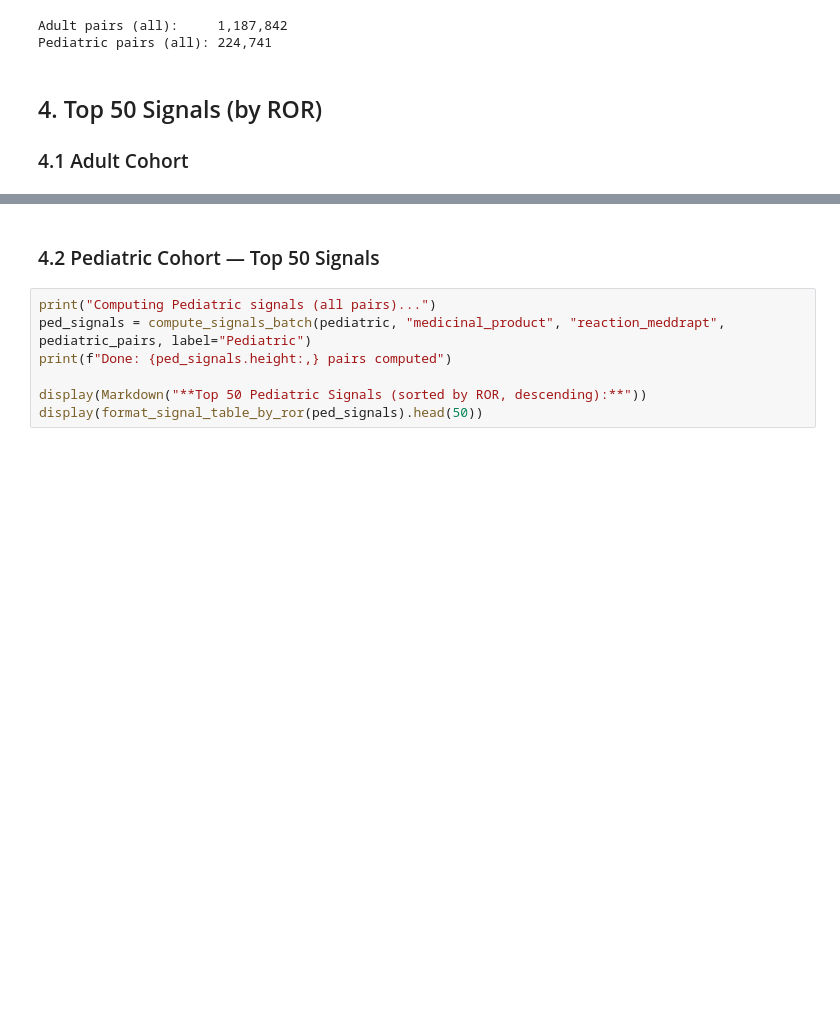
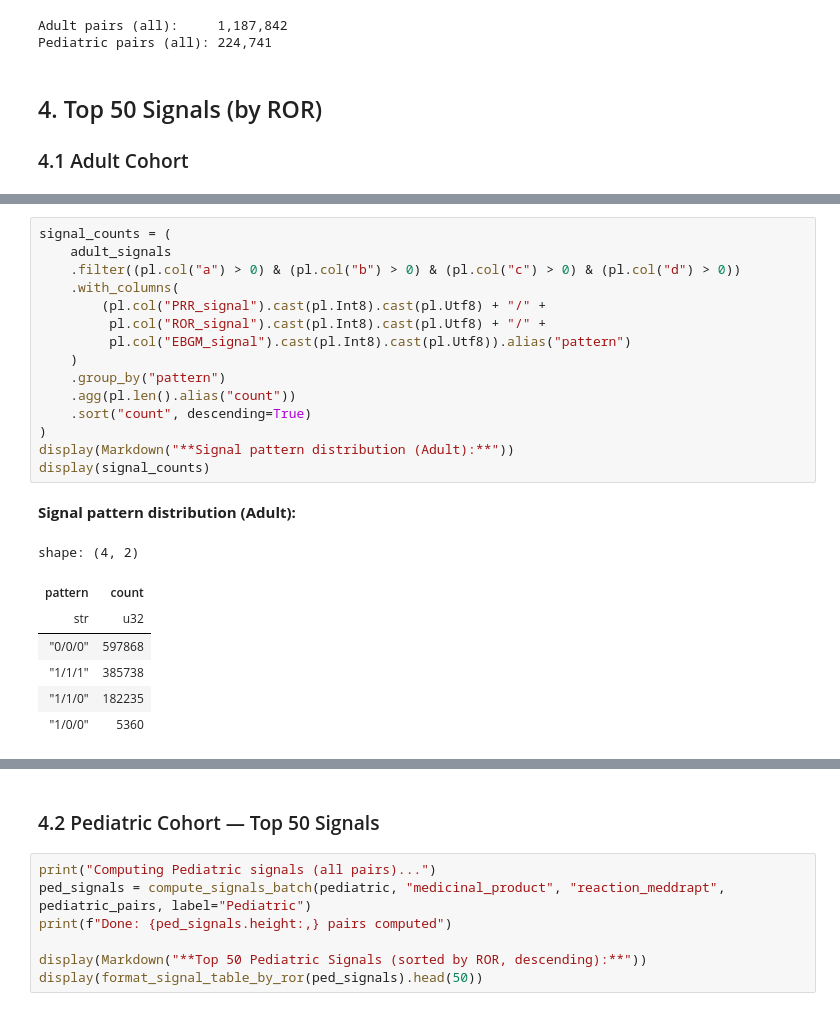
Before and after one commit to thanyathonk/fears_dataset, a Jupyter notebook: notebook/disproportionality_analysis.ipynb, the cells around one changed output, grey strips where cells are left out. Saved outputs shown, nothing was run; the diff lists cells and outputs as text; blank space fills up the shorter version.

```diff
--- a/notebook/disproportionality_analysis.ipynb
+++ b/notebook/disproportionality_analysis.ipynb
@@ -393,0 +394,24 @@ shape: (50, 12)
+# %%
+signal_counts = (
+    adult_signals
+    .filter((pl.col("a") > 0) & (pl.col("b") > 0) & (pl.col("c") > 0) & (pl.col("d") > 0))
+    .with_columns(
+        (pl.col("PRR_signal").cast(pl.Int8).cast(pl.Utf8) + "/" +
+         pl.col("ROR_signal").cast(pl.Int8).cast(pl.Utf8) + "/" +
+         pl.col("EBGM_signal").cast(pl.Int8).cast(pl.Utf8)).alias("pattern")
+    )
+    .group_by("pattern")
+    .agg(pl.len().alias("count"))
+    .sort("count", descending=True)
+)
+display(Markdown("**Signal pattern distribution (Adult):**"))
+display(signal_counts)
+# %% [output]
+**Signal pattern distribution (Adult):**
+shape: (4, 2)
+| pattern | count |
+| str | u32 |
+| "0/0/0" | 597868 |
+| "1/1/1" | 385738 |
+| "1/1/0" | 182235 |
+| "1/0/0" | 5360 |
```
Also changed, not shown: parts of 7 cells of this notebook, 1 other file.
